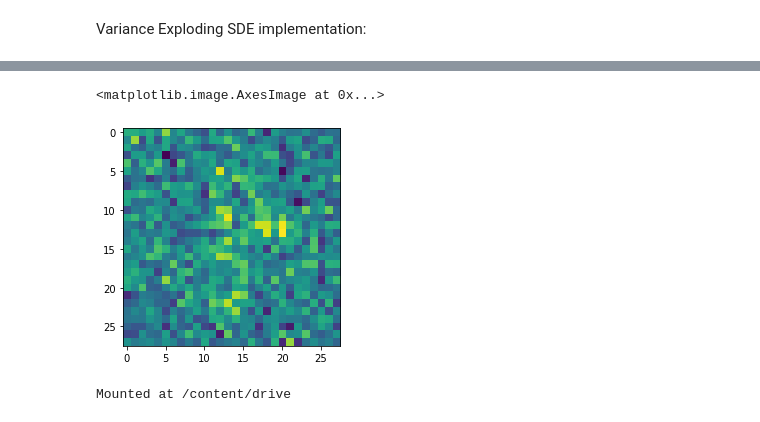
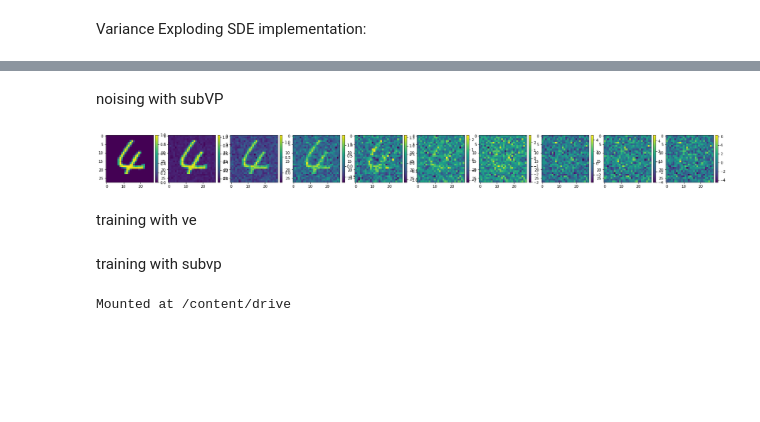
Before and after one commit to snigdhasaha7/diffusion-for-photoacoustic, a Jupyter notebook: CS101TrainingSelfImplementation.ipynb, the cells around one changed output, grey strips where cells are left out. Drawn from its saved outputs; the diff is of its cells as text; code cells hidden in the pictures; blank space fills up the shorter version.

```diff
--- a/CS101TrainingSelfImplementation.ipynb
+++ b/CS101TrainingSelfImplementation.ipynb
@@ -160,3 +162,28 @@ ve_diffusion_coeff_fn = functools.partial(ve_diffusion_coeff, sigma_min=sigma_mi
+# %%
+def subvp_marginal_prob_std(t, beta_min, beta_max):
+    log_mean_coeff = -0.25 * t ** 2 * (beta_max - beta_min) - 0.5 * t * beta_min
+    std = 1 - torch.exp(2. * log_mean_coeff)
+    return std
+
+def subvp_diffusion_coeff(t, beta_min, beta_max):
+    beta_t = beta_min + t * (beta_max - beta_min)
+    discount = 1. - torch.exp(-2 * beta_min * t - (beta_max - beta_min) * t ** 2)
+    diffusion = torch.sqrt(beta_t * discount)
+    return diffusion
+
+def subvp_drift_coeff(t, x, beta_min, beta_max):
+    beta_t = beta_min + t * (beta_max - beta_min)
+    if beta_t.dim() == 0:
+        drift = -0.5 * beta_t * x
+    else:
+        drift = -0.5 * beta_t[:, None, None, None] * x
+    return drift
+
+beta_min = 0.01
+beta_max = 5
+subvp_marginal_prob_std_fn = functools.partial(subvp_marginal_prob_std, beta_min=beta_min, beta_max=beta_max)
+subvp_diffusion_coeff_fn = functools.partial(subvp_diffusion_coeff, beta_min=beta_min, beta_max=beta_max)
+subvp_drift_coeff_fn = functools.partial(subvp_drift_coeff, beta_min=beta_min, beta_max=beta_max)
 # %%
 from torch.utils.data import DataLoader
 import torchvision.transforms as transforms
@@ -231,9 +267,23 @@ plt.imshow(example_3)
-# %%
-example_4 = torch.squeeze(add_noise(torch.unsqueeze(example_3, dim=0), marginal_prob_std_fn))
-plt.imshow(example_4)
-# %% [output]
-<matplotlib.image.AxesImage at 0x...>
-[figure, removed]
+# %% [markdown]
+noising with subVP
+# %%
+x = example.to(device)
+fig, axs = plt.subplots(1, 10)
+fig.tight_layout(pad=10)
+fig.set_figheight(30)
+fig.set_figwidth(30)
+img = axs[0].imshow(torch.squeeze(x).cpu())
+plt.colorbar(img, ax=axs[0],fraction=0.046, pad=0.04)
+
+for i in range(1,10):
+    perturbed_x = torch.squeeze(add_noise(x, subvp_marginal_prob_std_fn, rand=False, t=i*0.1))
+    img = axs[i].imshow(perturbed_x.cpu())
+    x = torch.unsqueeze(perturbed_x,dim=0)
+    plt.colorbar(img,ax=axs[i],fraction=0.046, pad=0.04)
+# %% [output]
+[figure, added]
+# %% [markdown]
+training with ve
 # %%
 from torch.optim import Adam
 from torch.utils.data import DataLoader
@@ -270,3 +320,5 @@ for epoch in tqdm_epoch:
   tqdm_epoch.set_description('Average Loss: {:5f}'.format(avg_loss / num_items))
   # Update the checkpoint after each epoch of training.
   torch.save(score_model_ve.state_dict(), 'ckpt_ve.pth')
+# %% [markdown]
+training with subvp
```
Also changed, not shown: parts of 17 cells of this notebook.
